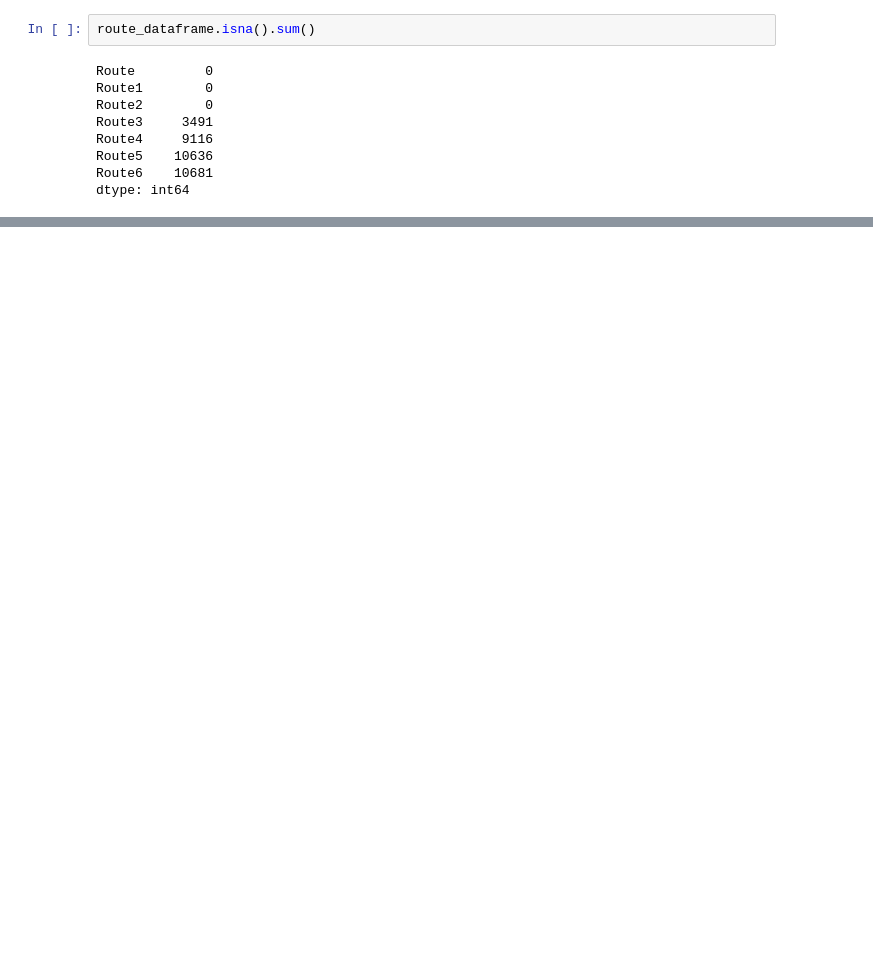
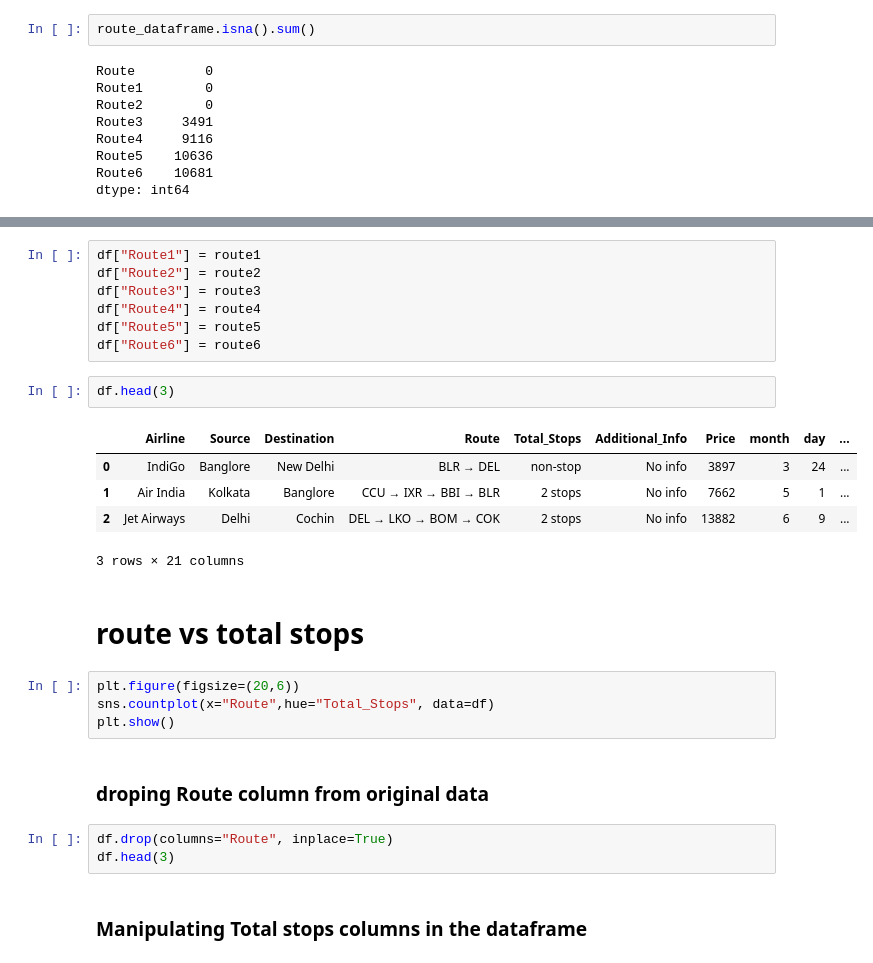
Before and after one commit to Naresh-Dhimal/Datascience-and-ML-using-python, a Jupyter notebook: week7/Day2/ML/task/airtickets_price_prediction.ipynb, the cells around one changed output, grey strips where cells are left out. Cells and saved outputs as stored; diff of their text form; blank space fills up the shorter version.

```diff
--- a/week7/Day2/ML/task/airtickets_data.ipynb
+++ b/week7/Day2/ML/task/airtickets_price_prediction.ipynb
@@ -440,0 +438,28 @@ dtype: int64
+# %%
+df["Route1"] = route1
+df["Route2"] = route2
+df["Route3"] = route3
+df["Route4"] = route4
+df["Route5"] = route5
+df["Route6"] = route6
+# %%
+df.head(3)
+# %% [output]
+|  | Airline | Source | Destination | Route | Total_Stops | Additional_Info | Price | month | day | ... |
+| 0 | IndiGo | Banglore | New Delhi | BLR → DEL | non-stop | No info | 3897 | 3 | 24 | ... |
+| 1 | Air India | Kolkata | Banglore | CCU → IXR → BBI → BLR | 2 stops | No info | 7662 | 5 | 1 | ... |
+| 2 | Jet Airways | Delhi | Cochin | DEL → LKO → BOM → COK | 2 stops | No info | 13882 | 6 | 9 | ... |
+3 rows × 21 columns
+# %% [markdown]
+# route vs total stops
+# %%
+plt.figure(figsize=(20,6))
+sns.countplot(x="Route",hue="Total_Stops", data=df)
+plt.show()
+# %% [markdown]
+### droping Route column from  original data
+# %%
+df.drop(columns="Route", inplace=True)
+df.head(3)
+# %% [markdown]
+### Manipulating Total stops columns in the dataframe
```
Also changed, not shown: parts of 81 cells of this notebook, 1 other file.
